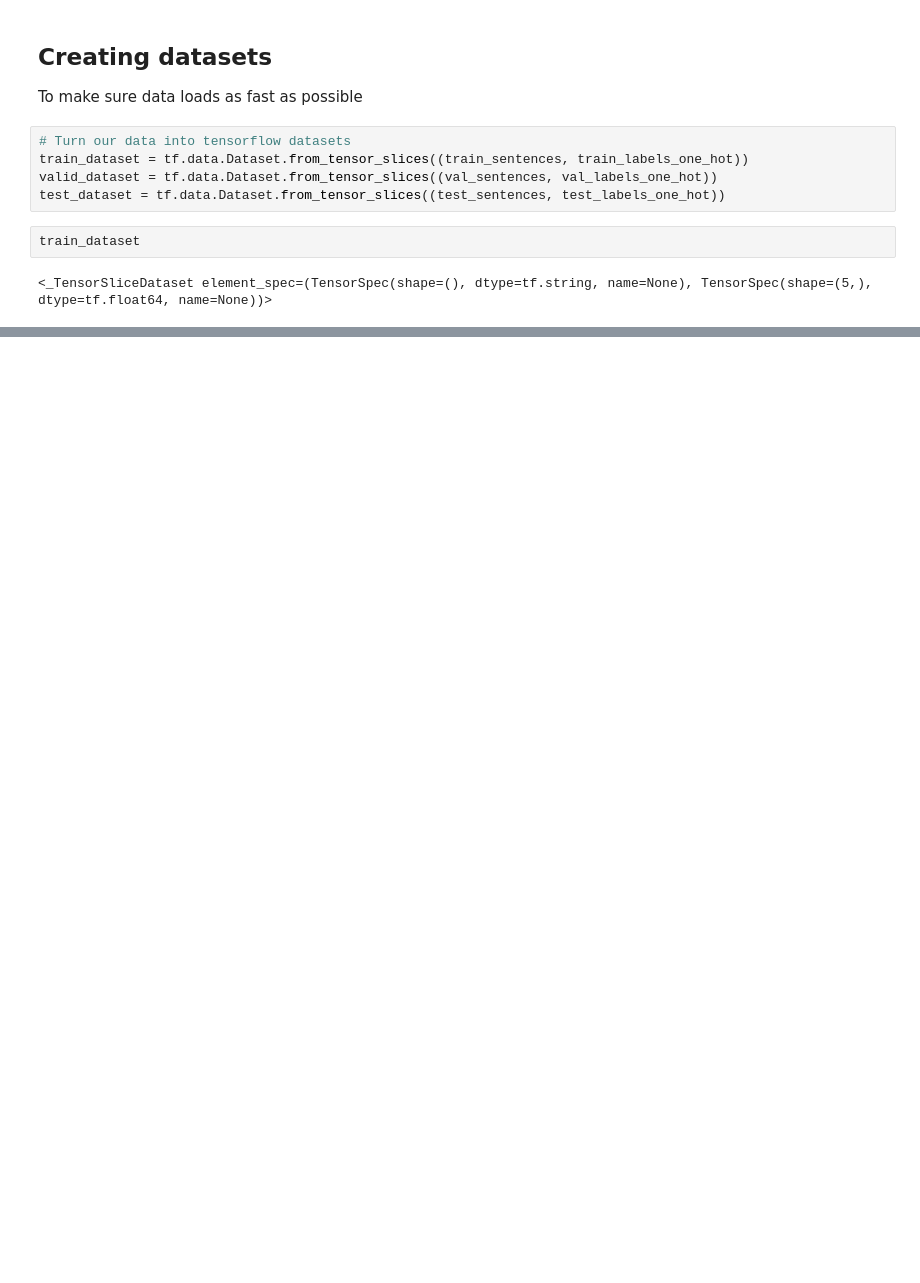
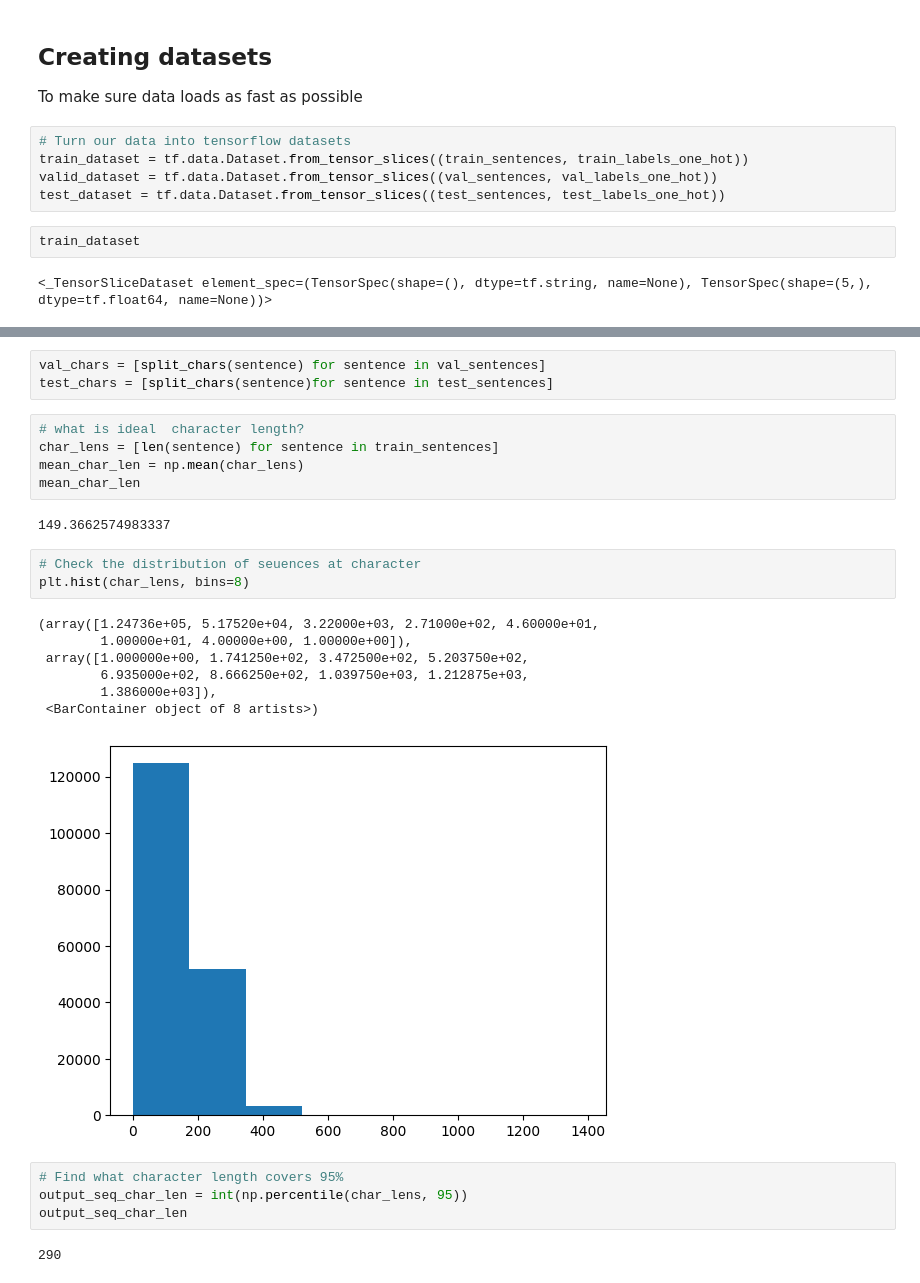
Before and after one commit to Abhimanyu9539/Tensorflow, a Jupyter notebook: Natural Language Processing/TF2_0_NLP_Milstone_Skimlit.ipynb, the cells around one changed output, grey strips where cells are left out. Cells and saved outputs as stored; diff of their text form; blank space fills up the shorter version.

```diff
--- a/Natural Language Processing/TF2_0_NLP_Milstone_Skimlit.ipynb
+++ b/Natural Language Processing/TF2_0_NLP_Milstone_Skimlit.ipynb
@@ -501,0 +749,27 @@ train_dataset
+# %%
+val_chars = [split_chars(sentence) for sentence in val_sentences]
+test_chars = [split_chars(sentence)for sentence in test_sentences]
+# %%
+# what is ideal  character length?
+char_lens = [len(sentence) for sentence in train_sentences]
+mean_char_len = np.mean(char_lens)
+mean_char_len
+# %% [output]
+149.3662574983337
+# %%
+# Check the distribution of seuences at character
+plt.hist(char_lens, bins=8)
+# %% [output]
+(array([1.24736e+05, 5.17520e+04, 3.22000e+03, 2.71000e+02, 4.60000e+01,
+        1.00000e+01, 4.00000e+00, 1.00000e+00]),
+ array([1.000000e+00, 1.741250e+02, 3.472500e+02, 5.203750e+02,
+        6.935000e+02, 8.666250e+02, 1.039750e+03, 1.212875e+03,
+        1.386000e+03]),
+ <BarContainer object of 8 artists>)
+[figure, added]
+# %%
+# Find what character length covers 95%
+output_seq_char_len = int(np.percentile(char_lens, 95))
+output_seq_char_len
+# %% [output]
+290
```
Also changed, not shown: parts of 103 cells of this notebook.
